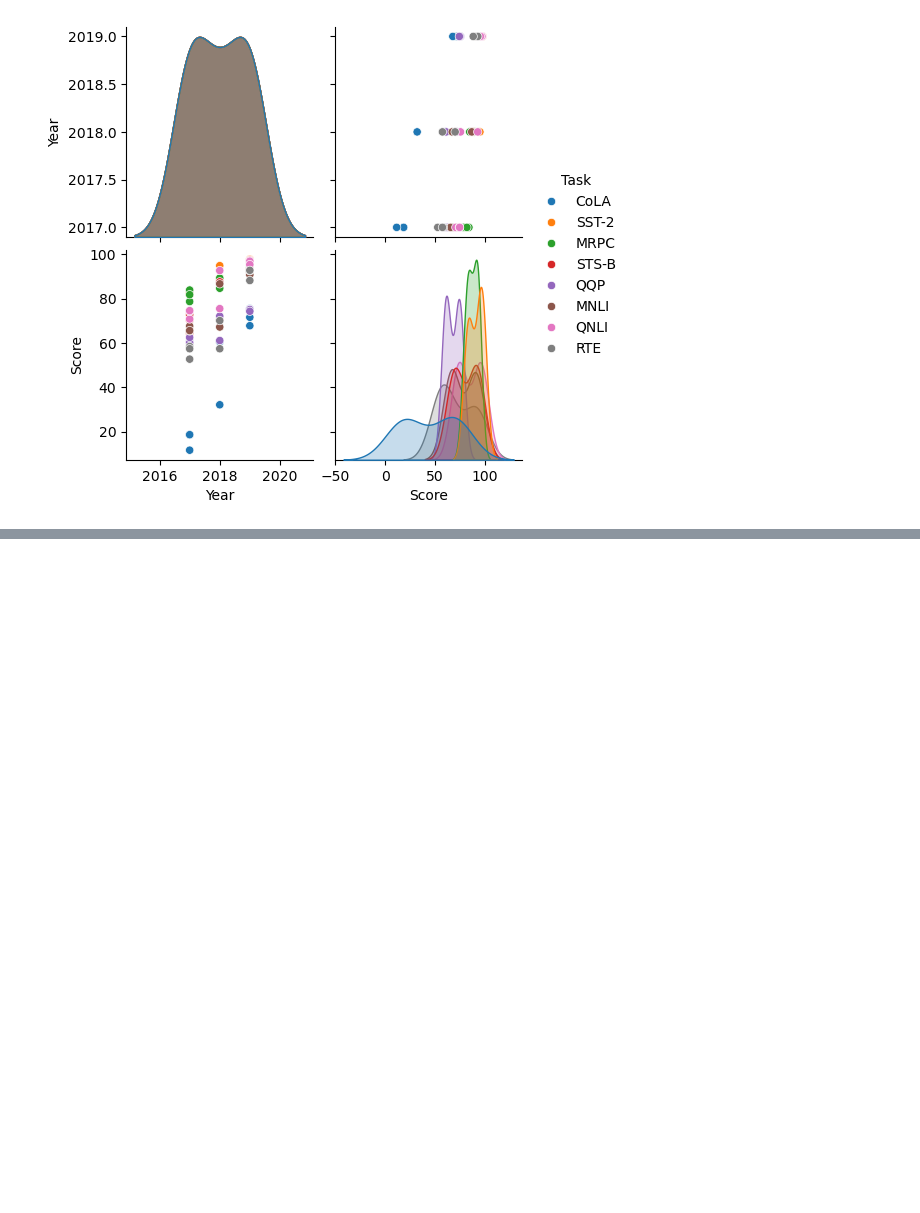
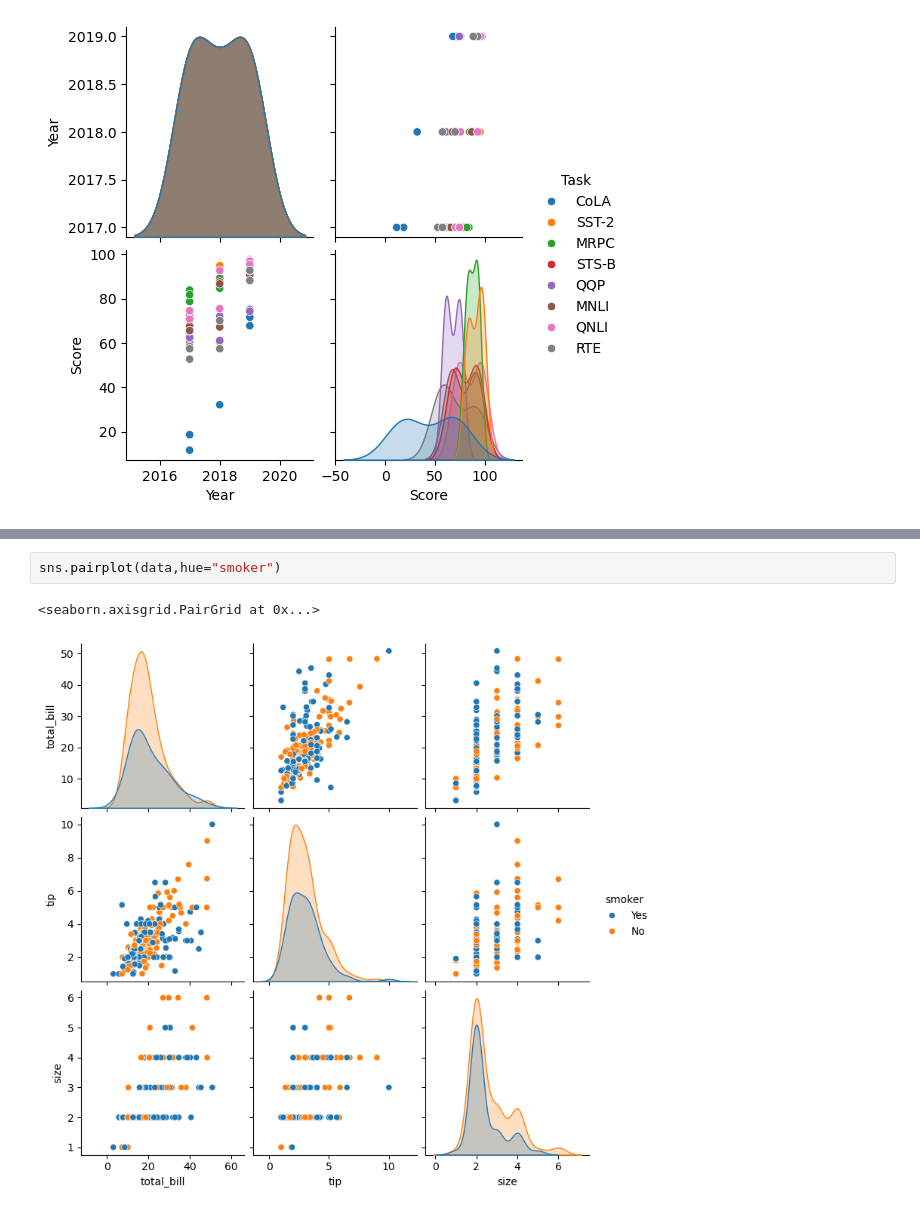
Before and after one commit to debmalya20/swaborn, a Jupyter notebook: practice.ipynb, the cells around one changed output, grey strips where cells are left out. Drawn from its saved outputs; the diff is of its cells as text; blank space fills up the shorter version.

```diff
--- a/practice.ipynb
+++ b/practice.ipynb
@@ -42,0 +103,5 @@ sns.pairplot(df,hue="Task")
+# %%
+sns.pairplot(data,hue="smoker")
+# %% [output]
+<seaborn.axisgrid.PairGrid at 0x...>
+[figure, added]
```
Also changed, not shown: parts of 8 cells of this notebook, 2 other files.
